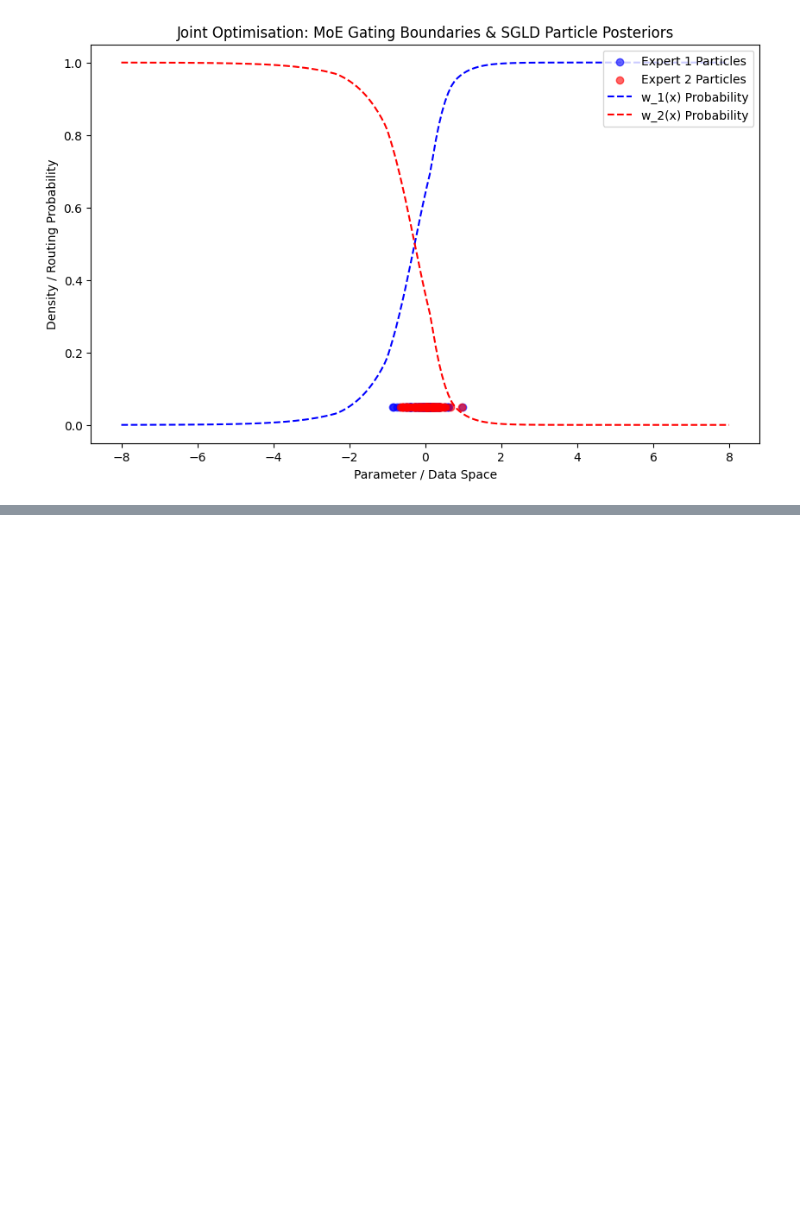
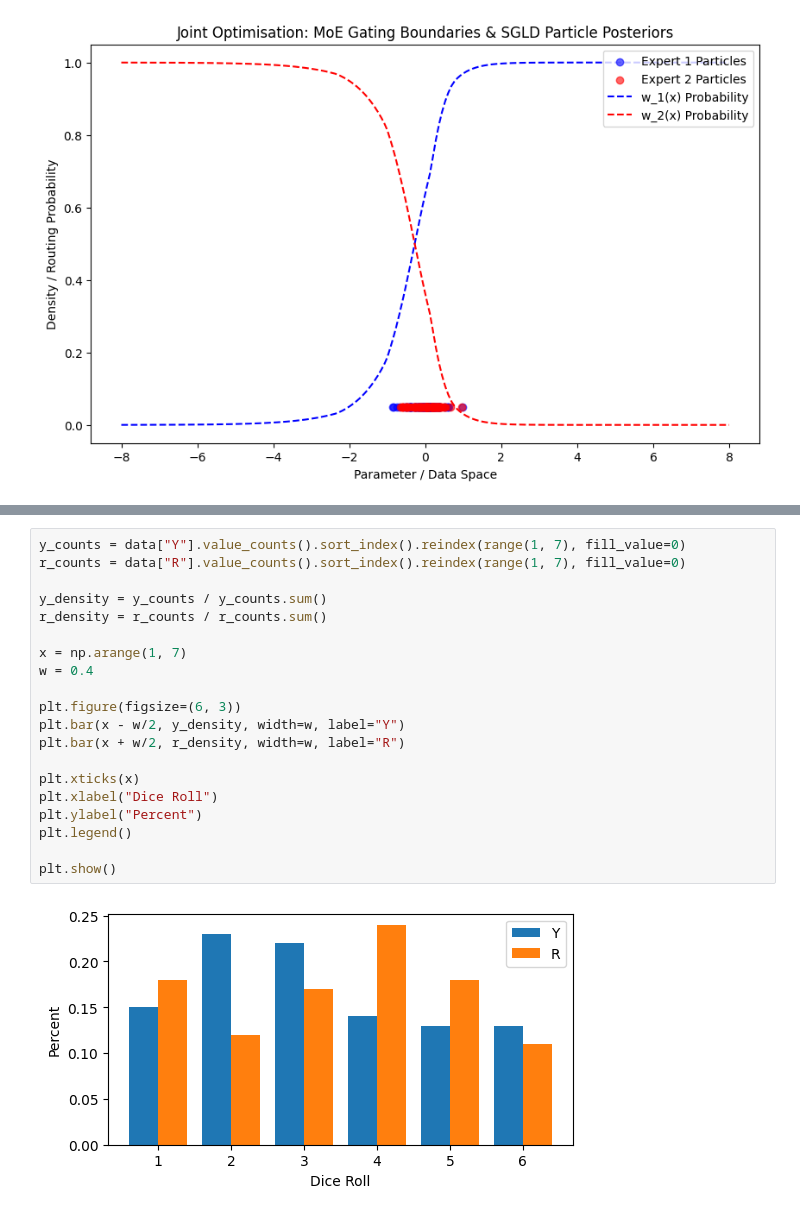
Before and after one commit to Samukat/Honours, a Jupyter notebook: 2-simple example/MoEPVI.ipynb, the cells around one changed output, grey strips where cells are left out. Saved outputs shown, nothing was run; the diff lists cells and outputs as text; blank space fills up the shorter version.

```diff
--- a/2-simple example/MoEPVI.ipynb
+++ b/2-simple example/MoEPVI.ipynb
@@ -713,0 +1745,22 @@ plt.show()
+# %%
+y_counts = data["Y"].value_counts().sort_index().reindex(range(1, 7), fill_value=0)
+r_counts = data["R"].value_counts().sort_index().reindex(range(1, 7), fill_value=0)
+
+y_density = y_counts / y_counts.sum()
+r_density = r_counts / r_counts.sum()
+
+x = np.arange(1, 7)
+w = 0.4
+
+plt.figure(figsize=(6, 3))
+plt.bar(x - w/2, y_density, width=w, label="Y")
+plt.bar(x + w/2, r_density, width=w, label="R")
+
+plt.xticks(x)
+plt.xlabel("Dice Roll")
+plt.ylabel("Percent")
+plt.legend()
+
+plt.show()
+# %% [output]
+[figure, added]
```
Also changed, not shown: parts of 7 cells of this notebook, 5 other files.
